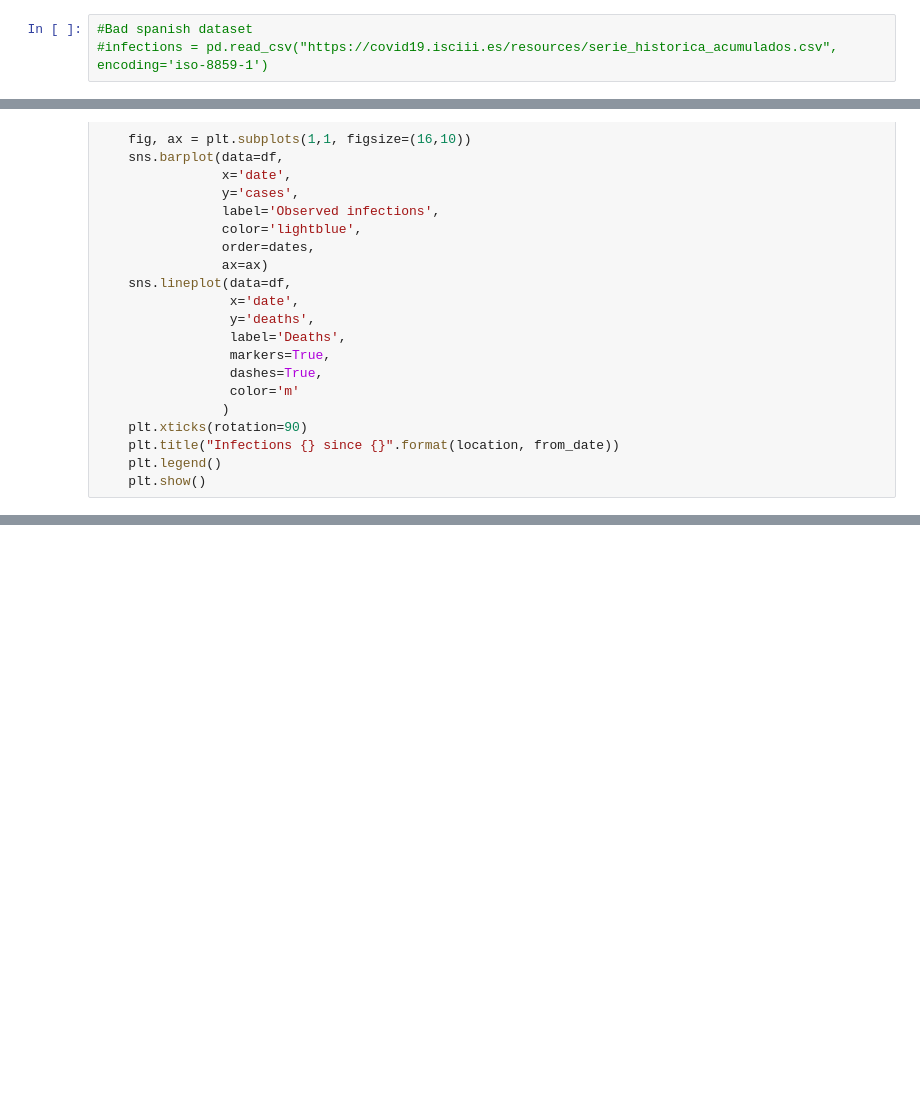
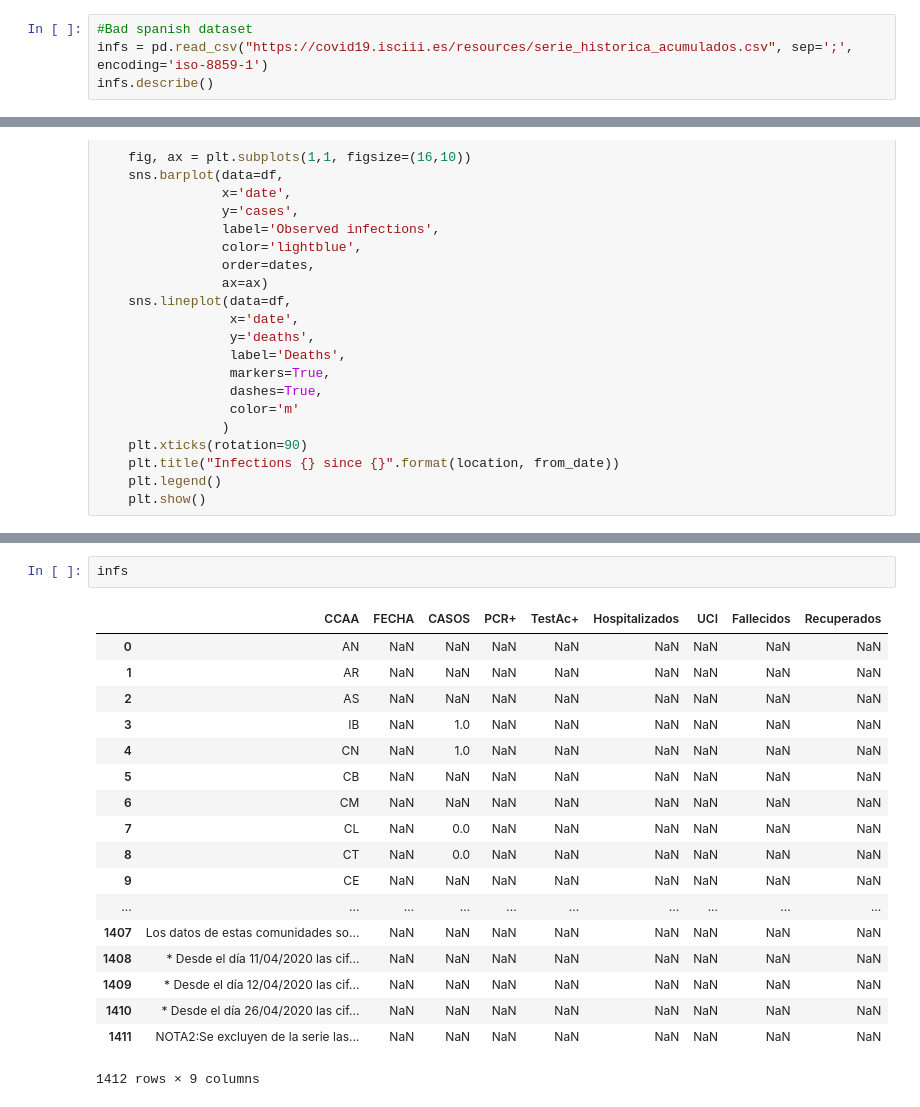
Before and after one commit to RaulRC/Covid-19, a Jupyter notebook: Covid19 - Analysis based on public datasets.ipynb, the cells around one changed output, grey strips where cells are left out. Drawn from its saved outputs; the diff is of its cells as text; blank space fills up the shorter version.

Commit message:
[ADD] data curation for ISCIII

```diff
--- a/Covid19 - Analysis based on public datasets.ipynb
+++ b/Covid19 - Analysis based on public datasets.ipynb
@@ -8,4 +8,5 @@ import numpy as np
 deceases = pd.read_csv("https://momo.isciii.es/public/momo/data")
 # %%
 #Bad spanish dataset
-#infections = pd.read_csv("https://covid19.isciii.es/resources/serie_historica_acumulados.csv", encoding='iso-8859-1')
+infs = pd.read_csv("https://covid19.isciii.es/resources/serie_historica_acumulados.csv", sep=';', encoding='iso-8859-1')
+infs.describe()
@@ -207,0 +297,21 @@ showInfections(infections, location='ES', from_date='2020-03-29')
+# %%
+infs
+# %% [output]
+|  | CCAA | FECHA | CASOS | PCR+ | TestAc+ | Hospitalizados | UCI | Fallecidos | Recuperados |
+| 0 | AN | NaN | NaN | NaN | NaN | NaN | NaN | NaN | NaN |
+| 1 | AR | NaN | NaN | NaN | NaN | NaN | NaN | NaN | NaN |
+| 2 | AS | NaN | NaN | NaN | NaN | NaN | NaN | NaN | NaN |
+| 3 | IB | NaN | 1.0 | NaN | NaN | NaN | NaN | NaN | NaN |
+| 4 | CN | NaN | 1.0 | NaN | NaN | NaN | NaN | NaN | NaN |
+| 5 | CB | NaN | NaN | NaN | NaN | NaN | NaN | NaN | NaN |
+| 6 | CM | NaN | NaN | NaN | NaN | NaN | NaN | NaN | NaN |
+| 7 | CL | NaN | 0.0 | NaN | NaN | NaN | NaN | NaN | NaN |
+| 8 | CT | NaN | 0.0 | NaN | NaN | NaN | NaN | NaN | NaN |
+| 9 | CE | NaN | NaN | NaN | NaN | NaN | NaN | NaN | NaN |
+| ... | ... | ... | ... | ... | ... | ... | ... | ... | ... |
+| 1407 | Los datos de estas comunidades so... | NaN | NaN | NaN | NaN | NaN | NaN | NaN | NaN |
+| 1408 | * Desde el día 11/04/2020 las cif... | NaN | NaN | NaN | NaN | NaN | NaN | NaN | NaN |
+| 1409 | * Desde el día 12/04/2020 las cif... | NaN | NaN | NaN | NaN | NaN | NaN | NaN | NaN |
+| 1410 | * Desde el día 26/04/2020 las cif... | NaN | NaN | NaN | NaN | NaN | NaN | NaN | NaN |
+| 1411 | NOTA2:Se excluyen de la serie las... | NaN | NaN | NaN | NaN | NaN | NaN | NaN | NaN |
+1412 rows × 9 columns
```
Also changed, not shown: parts of 16 cells of this notebook, 1 other file.
